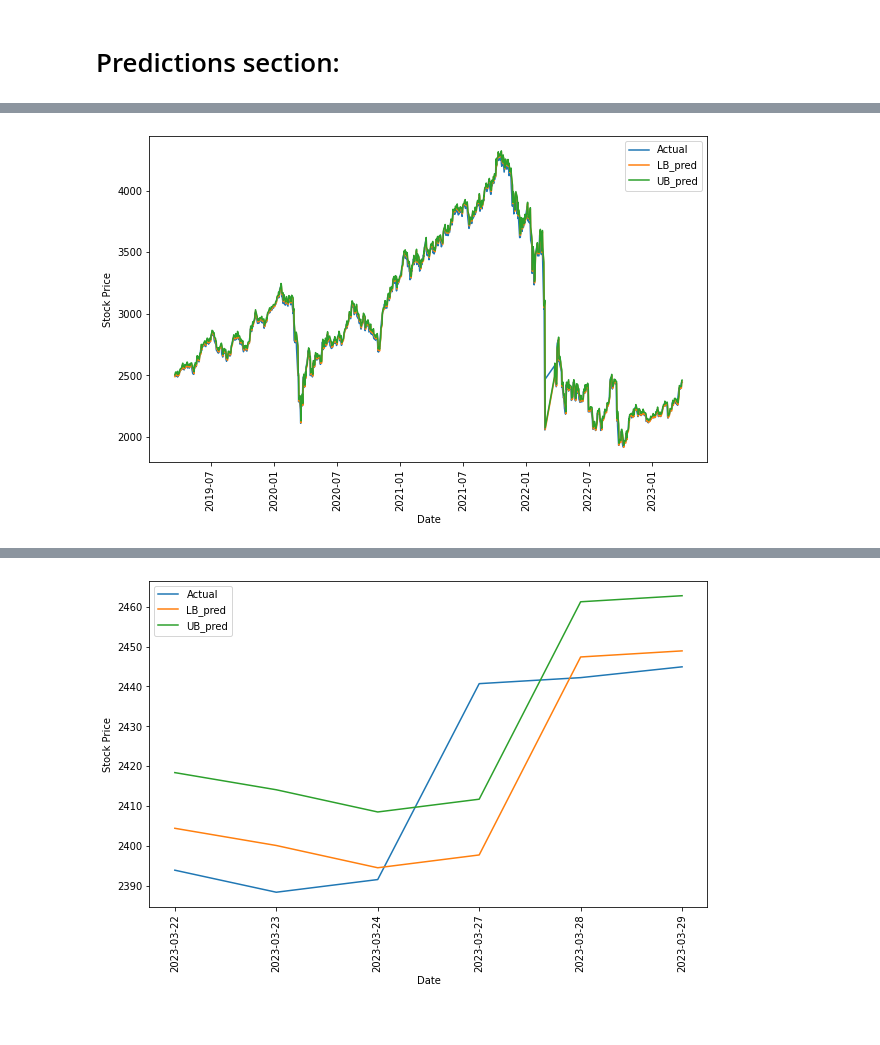
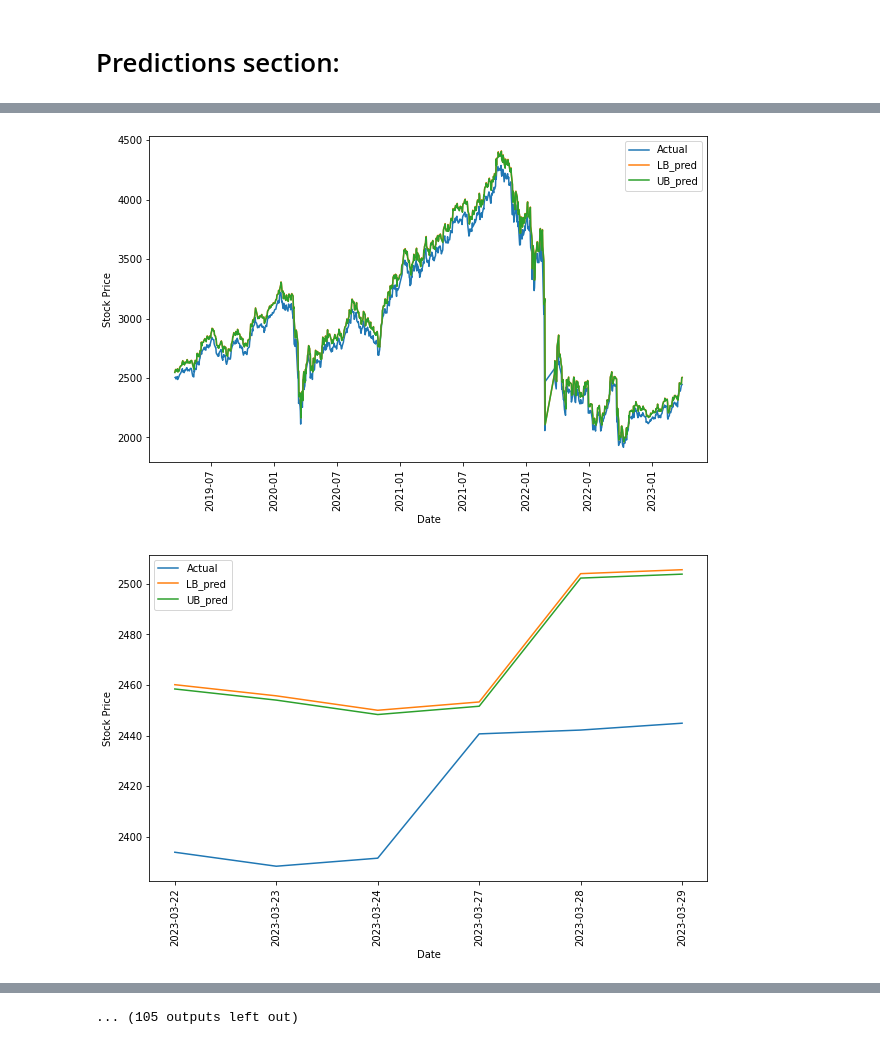
Before and after one commit to alexandrgsv/stock_prediction_models, a Jupyter notebook: _MMVB_nsga_ii_ub_lb_ipynb_weights_ipynb__.ipynb, the cells around one changed output, grey strips where cells are left out. Drawn from its saved outputs; the diff is of its cells as text; code cells hidden in the pictures.

```diff
--- a/_MMVB_nsga_ii_ub_lb_ipynb_weights_ipynb__.ipynb
+++ b/_MMVB_nsga_ii_ub_lb_ipynb_weights_ipynb__.ipynb
@@ -380,5 +388,3 @@ plt.title("Objective Space")
 plt.show()
 # %% [output]
 [figure]
-# %%
-model.set_weights(set_shape(X[3],shape))
@@ -394,16 +395,38 @@ y_test = scaler.inverse_transform(y_test)
 # %%
-# Plot the actual and predicted stock prices with the upper and lower bounds
-fig, ax = plt.subplots(figsize=(10, 6))
+for sol_ind in range(len(X)):
+    model.set_weights(set_shape(X[sol_ind],shape))
+    print('Solution index ', sol_ind, ' PICP = ', 1 - F[sol_ind, 0], ' PINRW = ', F[sol_ind, 1])
 
-ax.plot(test['<DATE>'][2:], y_test[1:], label='Actual')
+    y_pred = model.predict(X_test)
+    y_pred = scaler.inverse_transform(y_pred)
 
-ax.plot(test['<DATE>'][1:], y_pred[:,0], label='LB_pred')
-ax.plot(test['<DATE>'][1:], y_pred[:,1], label='UB_pred')
+    # Plot the actual and predicted stock prices with the upper and lower bounds
+    fig, ax = plt.subplots(figsize=(10, 6))
+
+    ax.plot(test['<DATE>'][2:], y_test[1:], label='Actual')
+
+    ax.plot(test['<DATE>'][1:], y_pred[:,0], label='LB_pred')
+    ax.plot(test['<DATE>'][1:], y_pred[:,1], label='UB_pred')
 
 
-ax.legend()
-ax.set_xlabel('Date')
-ax.set_ylabel('Stock Price')
-plt.xticks(rotation=90)
-plt.show()
+    ax.legend()
+    ax.set_xlabel('Date')
+    ax.set_ylabel('Stock Price')
+    plt.xticks(rotation=90)
+    plt.show()
+
+    fig, ax = plt.subplots(figsize=(10, 6))
+
+    last_dates = ('2023-03-22','2023-03-23','2023-03-24','2023-03-27','2023-03-28','2023-03-29')
+
+    ax.plot(last_dates, y_test[-6:], label='Actual')
+
+    ax.plot(last_dates, y_pred[-6:,0], label='LB_pred')
+    ax.plot(last_dates, y_pred[-6:,1], label='UB_pred')
+
+    ax.legend()
+    ax.set_xlabel('Date')
+    ax.set_ylabel('Stock Price')
+    plt.xticks(rotation=90)
+    plt.show()
 # %% [output]
@@ -410 +435,2 @@ plt.show()
-[figure, old version]
+[figure, new version]
+[figure, added]
@@ -411,17 +449 @@ plt.show()
+... (105 outputs left out)
-# %%
-fig, ax = plt.subplots(figsize=(10, 6))
-
-last_dates = ('2023-03-22','2023-03-23','2023-03-24','2023-03-27','2023-03-28','2023-03-29')
-
-ax.plot(last_dates, y_test[-6:], label='Actual')
-
-ax.plot(last_dates, y_pred[-6:,0], label='LB_pred')
-ax.plot(last_dates, y_pred[-6:,1], label='UB_pred')
-
-ax.legend()
-ax.set_xlabel('Date')
-ax.set_ylabel('Stock Price')
-plt.xticks(rotation=90)
-plt.show()
-# %% [output]
-[figure, removed]
```
Also changed, not shown: parts of 8 cells of this notebook.
